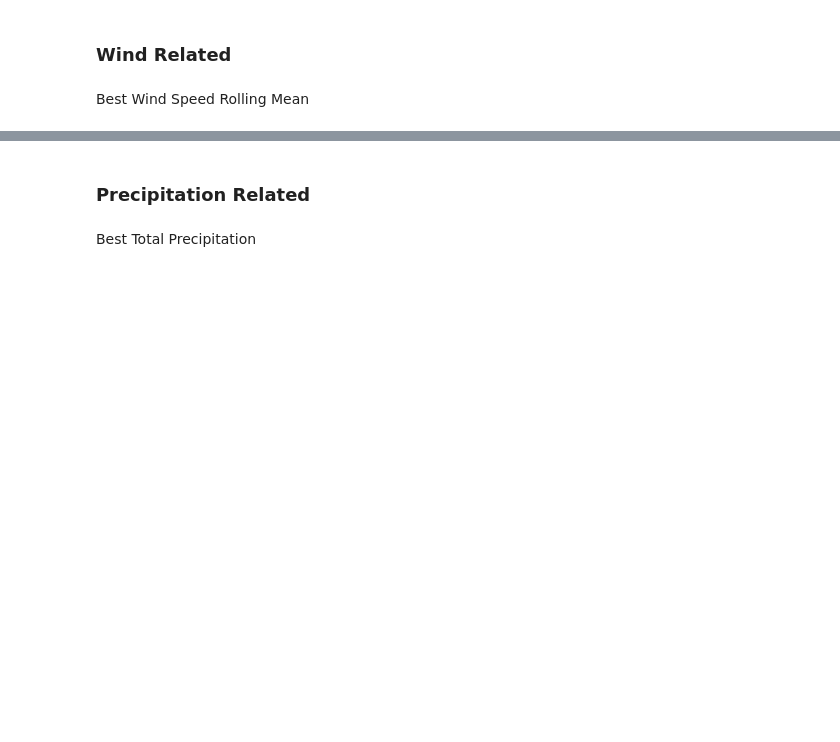
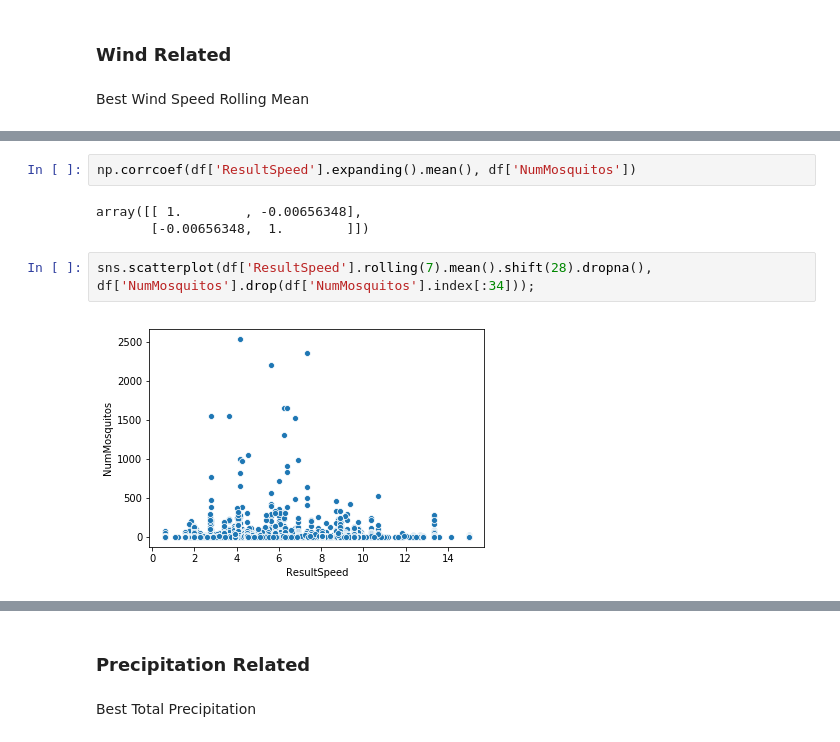
Before and after one commit to camarenad/wnv_prevention, a Jupyter notebook: jj/EDA_Merged_Data_JJ.ipynb, the cells around one changed output, grey strips where cells are left out. Drawn from its saved outputs; the diff is of its cells as text; blank space fills up the shorter version.

```diff
--- a/jj/EDA_Merged_Data_JJ.ipynb
+++ b/jj/EDA_Merged_Data_JJ.ipynb
@@ -100,3 +173,12 @@ hi_corr(df['ResultSpeed'], df['NumMosquitos'], rm_min=1, rm_max=7, min_val=14, m
+# %%
+np.corrcoef(df['ResultSpeed'].expanding().mean(), df['NumMosquitos'])
+# %% [output]
+array([[ 1.        , -0.00656348],
+       [-0.00656348,  1.        ]])
+# %%
+sns.scatterplot(df['ResultSpeed'].rolling(7).mean().shift(28).dropna(), df['NumMosquitos'].drop(df['NumMosquitos'].index[:34]));
+# %% [output]
+[figure, added]
 # %%
 hi_corr(df['ResultDir'], df['NumMosquitos'], rm_min=1, rm_max=7, min_val=14, max_val=28)
 # %% [output]
```
Also changed, not shown: parts of 46 cells of this notebook, 2 other files.
